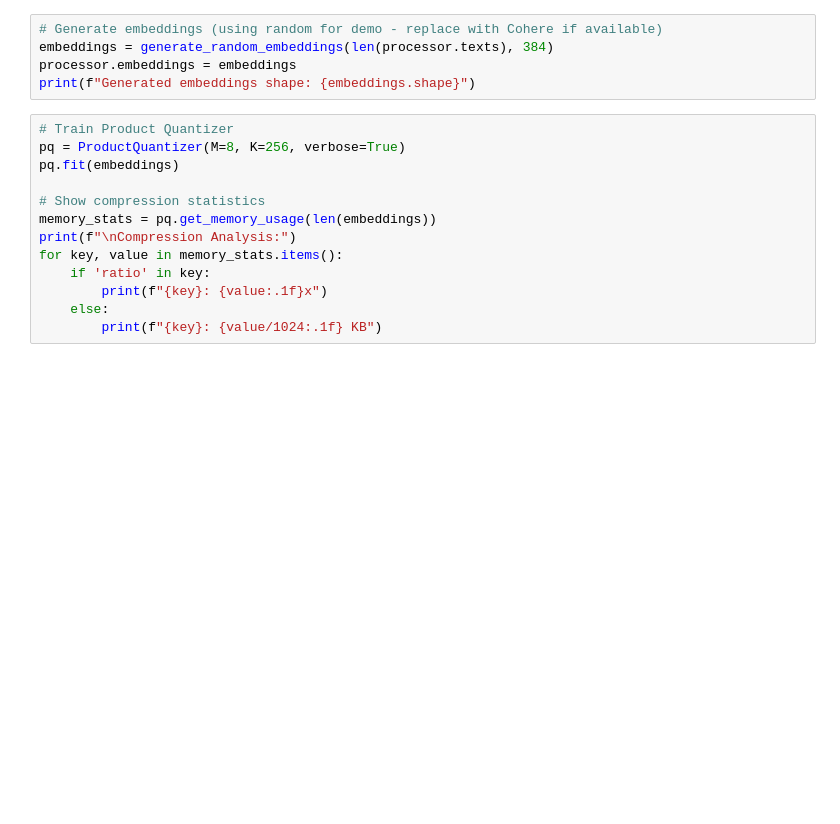
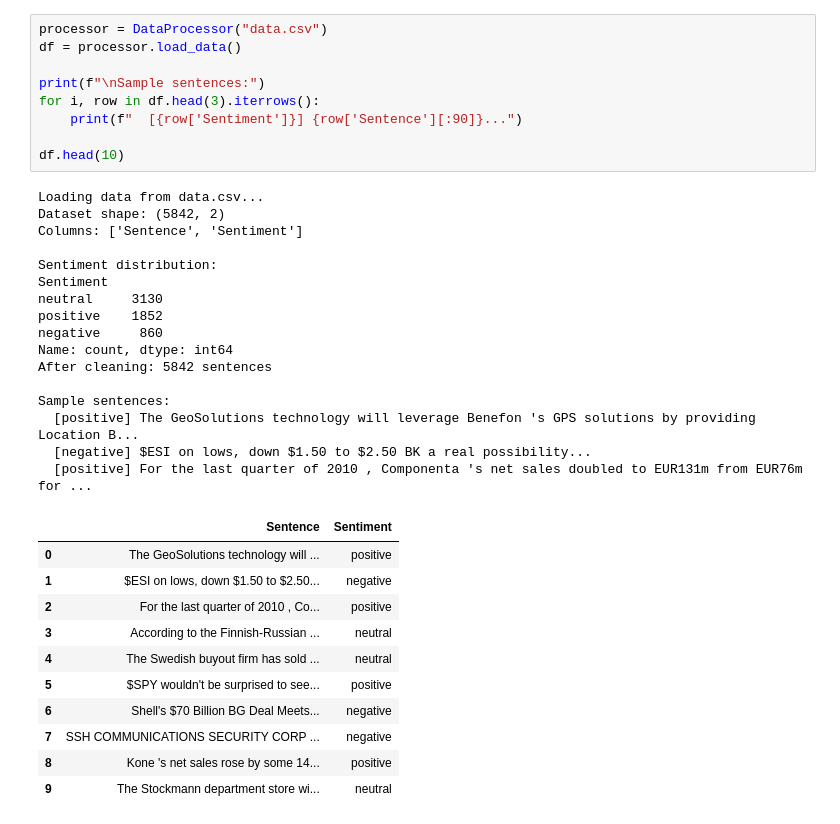
Before and after one commit to rickygrosvenor-pramanick/product-quantization, a Jupyter notebook: demo.ipynb, the cells around one changed output. Drawn from its saved outputs; the diff is of its cells as text; blank space fills up the shorter version.

```diff
--- a/demo.ipynb
+++ b/demo.ipynb
@@ -25,18 +42,37 @@ df.head()
 # %%
-# Generate embeddings (using random for demo - replace with Cohere if available)
-embeddings = generate_random_embeddings(len(processor.texts), 384)
-processor.embeddings = embeddings
-print(f"Generated embeddings shape: {embeddings.shape}")
+processor = DataProcessor("data.csv")
+df = processor.load_data()
+
+print(f"\nSample sentences:")
+for i, row in df.head(3).iterrows():
+    print(f"  [{row['Sentiment']}] {row['Sentence'][:90]}...")
+
+df.head(10)
+# %% [output]
+Loading data from data.csv...
+Dataset shape: (5842, 2)
+Columns: ['Sentence', 'Sentiment']
+
+Sentiment distribution:
+Sentiment
+neutral     3130
+positive    1852
+negative     860
+Name: count, dtype: int64
+After cleaning: 5842 sentences
+
+Sample sentences:
+  [positive] The GeoSolutions technology will leverage Benefon 's GPS solutions by providing Location B...
+  [negative] $ESI on lows, down $1.50 to $2.50 BK a real possibility...
+  [positive] For the last quarter of 2010 , Componenta 's net sales doubled to EUR131m from EUR76m for ...
+|  | Sentence | Sentiment |
+| 0 | The GeoSolutions technology will ... | positive |
+| 1 | $ESI on lows, down $1.50 to $2.50... | negative |
+| 2 | For the last quarter of 2010 , Co... | positive |
+| 3 | According to the Finnish-Russian ... | neutral |
+| 4 | The Swedish buyout firm has sold ... | neutral |
+| 5 | $SPY wouldn't be surprised to see... | positive |
+| 6 | Shell's $70 Billion BG Deal Meets... | negative |
+| 7 | SSH COMMUNICATIONS SECURITY CORP ... | negative |
+| 8 | Kone 's net sales rose by some 14... | positive |
+| 9 | The Stockmann department store wi... | neutral |
-# %%
-# Train Product Quantizer
-pq = ProductQuantizer(M=8, K=256, verbose=True)
-pq.fit(embeddings)
-
-# Show compression statistics
-memory_stats = pq.get_memory_usage(len(embeddings))
-print(f"\nCompression Analysis:")
-for key, value in memory_stats.items():
-    if 'ratio' in key:
-        print(f"{key}: {value:.1f}x")
-    else:
-        print(f"{key}: {value/1024:.1f} KB")
```
Also changed, not shown: parts of 30 cells of this notebook, 12 other files.
